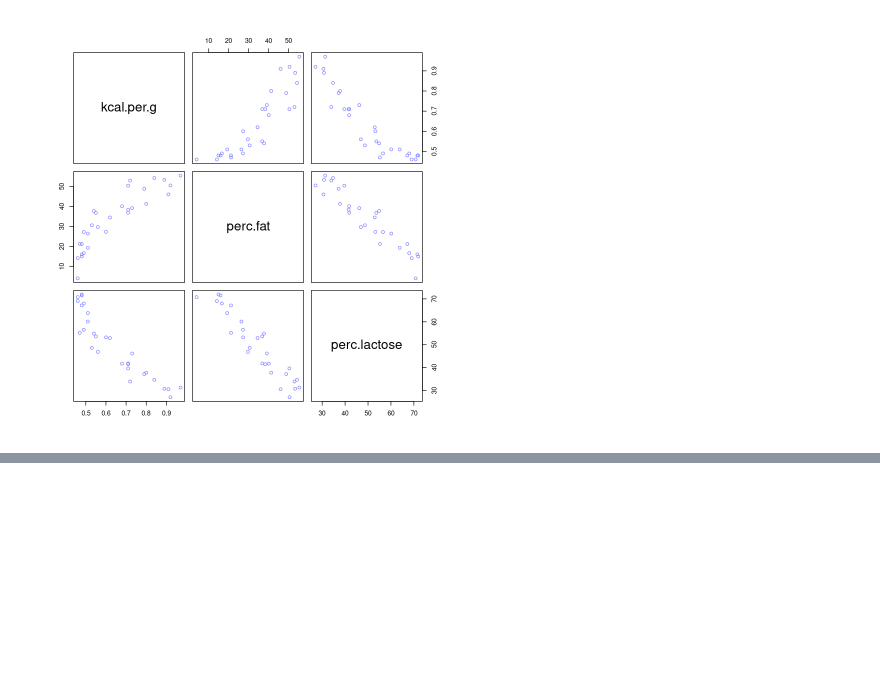
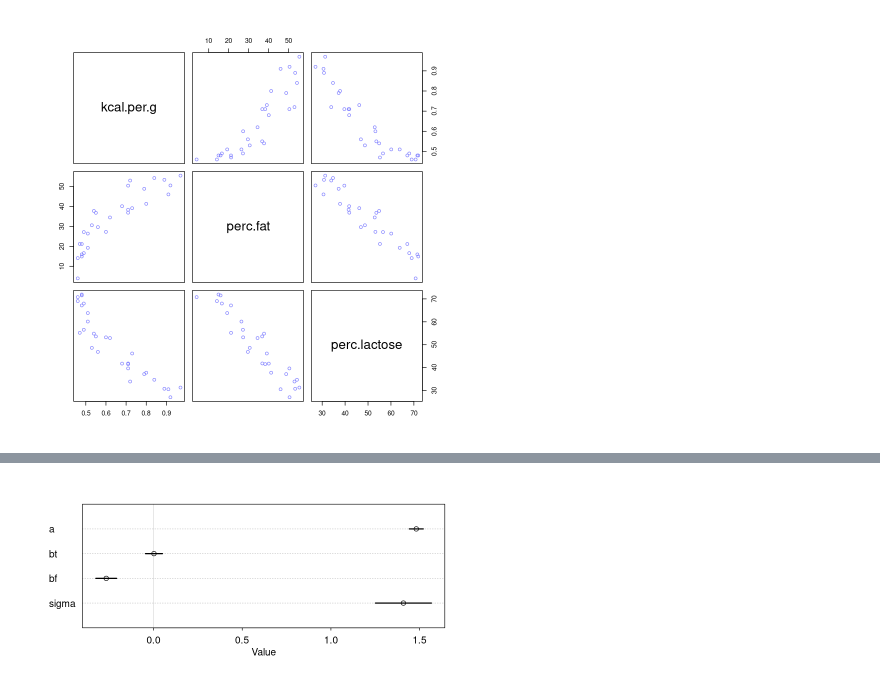
Before and after one commit to jointprob/jointprob-dm, a Jupyter notebook: r-notebooks/rethinking-book/chapter-6.ipynb, the cells around one changed output, grey strips where cells are left out. Saved outputs shown, nothing was run; the diff lists cells and outputs as text; code cells hidden in the pictures; blank space fills up the shorter version.

```diff
--- a/r-notebooks/rethinking-book/chapter-6.ipynb
+++ b/r-notebooks/rethinking-book/chapter-6.ipynb
@@ -248,0 +373,13 @@ plot( stddev ~ r.seq , type="l" , col=rangi2, lwd=2 , xlab="correlation")
+# %%
+# R code 6.16
+m6.7 <- quap(
+    alist(
+        h1 ~ dnorm(mu, sigma),
+        mu <- h0 * p,
+        p <- a + bt*treatment + bf*fungus,
+        a ~ dlnorm(0, 0.2),
+        bt ~ dnorm(0, 0.5),
+        bf ~ dnorm(0, 0.5),
+        sigma ~ dexp(1)
+    ), data=d)
+precis(m6.7)
@@ -248,0 +394,5 @@ plot( stddev ~ r.seq , type="l" , col=rangi2, lwd=2 , xlab="correlation")
+# %%
+options(repr.plot.width=7, repr.plot.height=3)
+plot(precis(m6.7))
+# %% [output]
+[figure, added]
```
Also changed, not shown: parts of 22 cells of this notebook.
